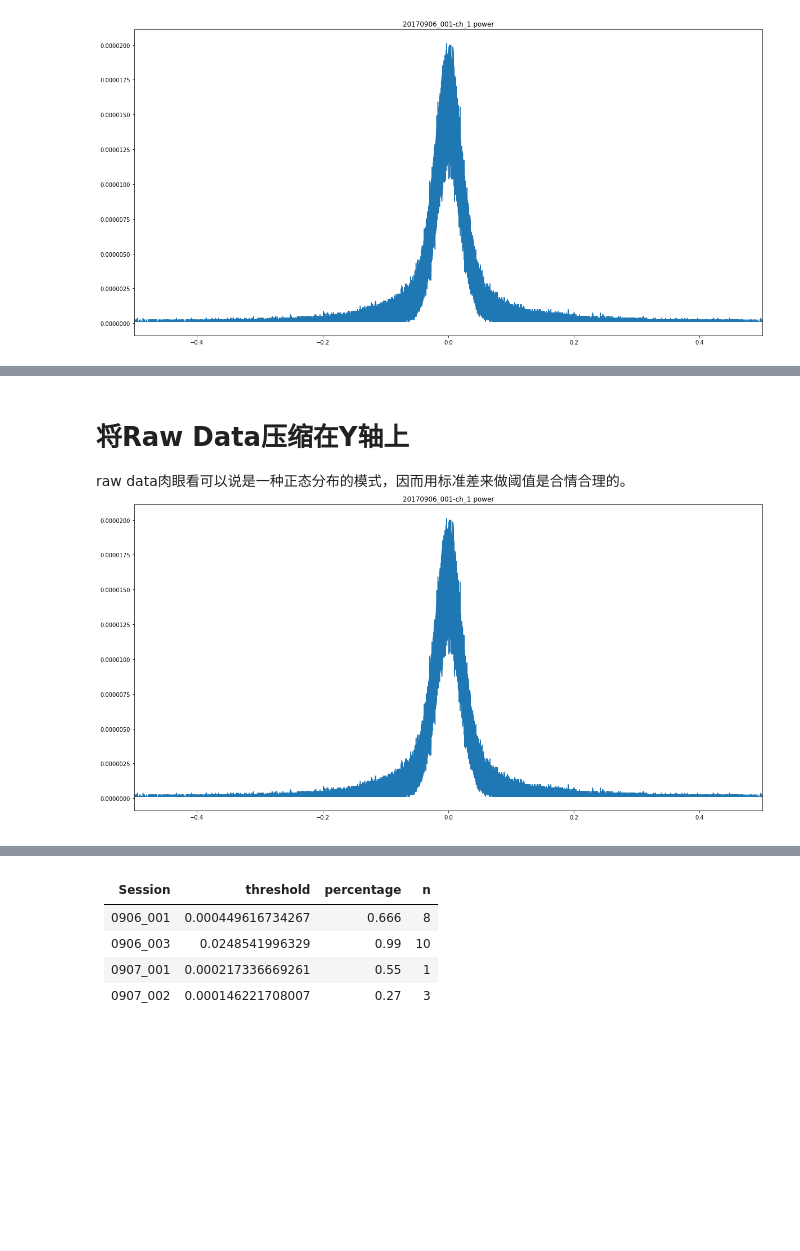
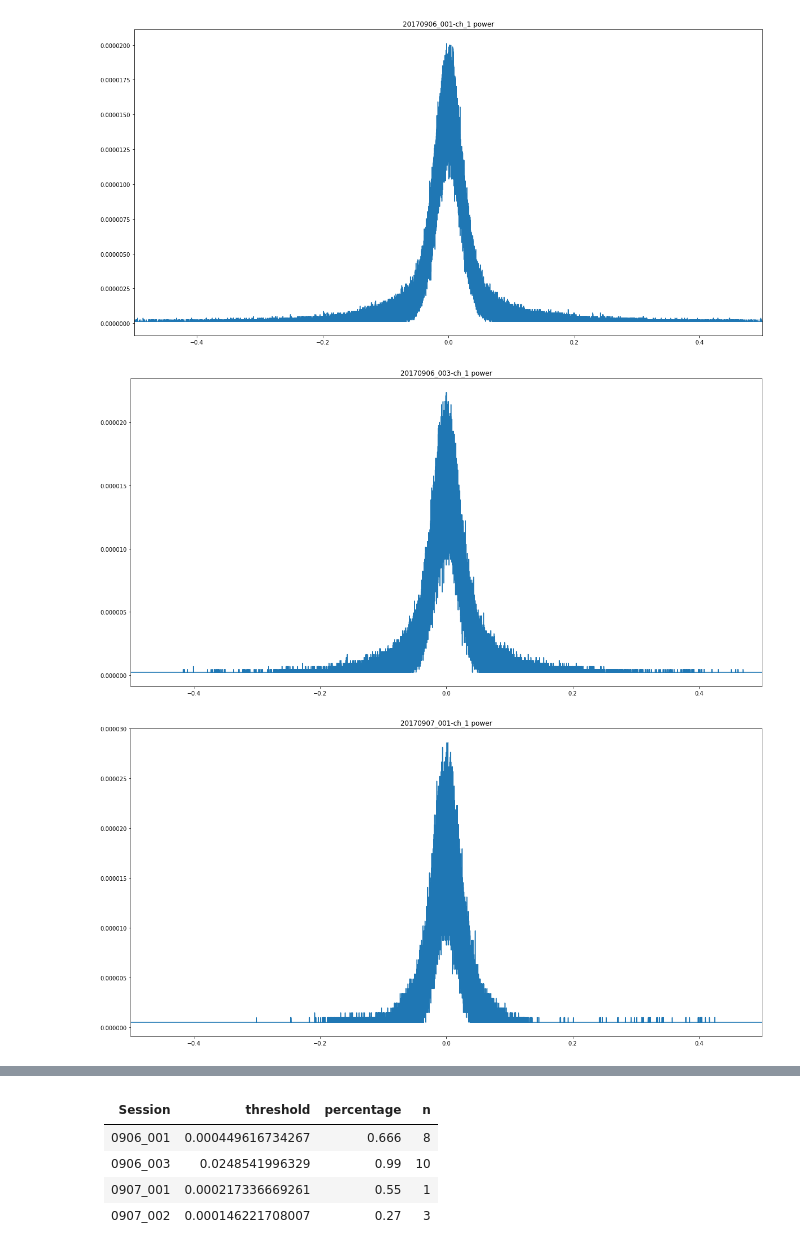
Before and after one commit to ZaneMuir/Lime, a Jupyter notebook: demo/demo_data_distribution.ipynb, the cells around one changed output, grey strips where cells are left out. Drawn from its saved outputs; the diff is of its cells as text; code cells hidden in the pictures; blank space fills up the shorter version.

```diff
--- a/demo/demo_data_distribution.ipynb
+++ b/demo/demo_data_distribution.ipynb
@@ -23,25 +55,26 @@ def countWithRange(target, countRange=None, name='power'):
 # %%
 '''plt.figure(figsize=(20,10))
 for sessionName, chName, dataSheet in data_set:
     uData, dataCount, auc = countWithRange(dataSheet, name='raw')
 
     plt.plot(uData, dataCount/auc, label='%s-ch_%d power'%(sessionName, chName))
     plt.legend()
     plt.xlim(-1,1)
 plt.show()
 plt.close()
 '''
 for sessionName, chName, dataSheet in data_set:
     if chName == 0:
         continue
     uData, dataCount, auc = countWithRange(dataSheet, name='raw')
 
     plt.figure(figsize=(20,10))
     plt.plot(uData, dataCount/auc)
     plt.title('%s-ch_%d power'%(sessionName, chName))
     plt.xlim(-0.5,0.5)
     plt.show()
     plt.close()
-    break
 # %% [output]
 [figure]
+[figure, added]
+[figure, added]
@@ -48,6 +82 @@ for sessionName, chName, dataSheet in data_set:
-# %% [markdown]
-# 将Raw Data压缩在Y轴上
-
-raw data肉眼看可以说是一种正态分布的模式，因而用标准差来做阈值是合情合理的。
-![](embedded-picture-1)
 # %%
```
Also changed, not shown: parts of 18 cells of this notebook, 2 other files.
